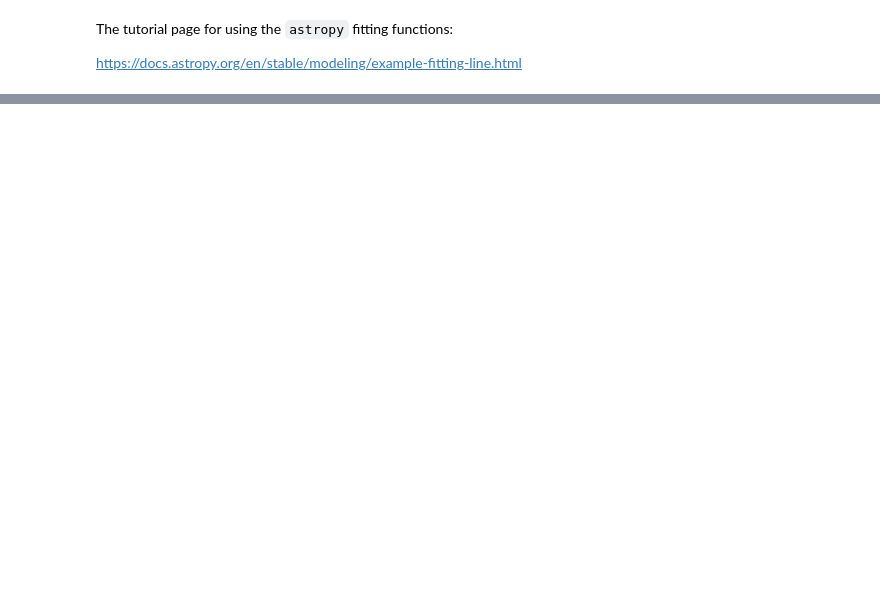
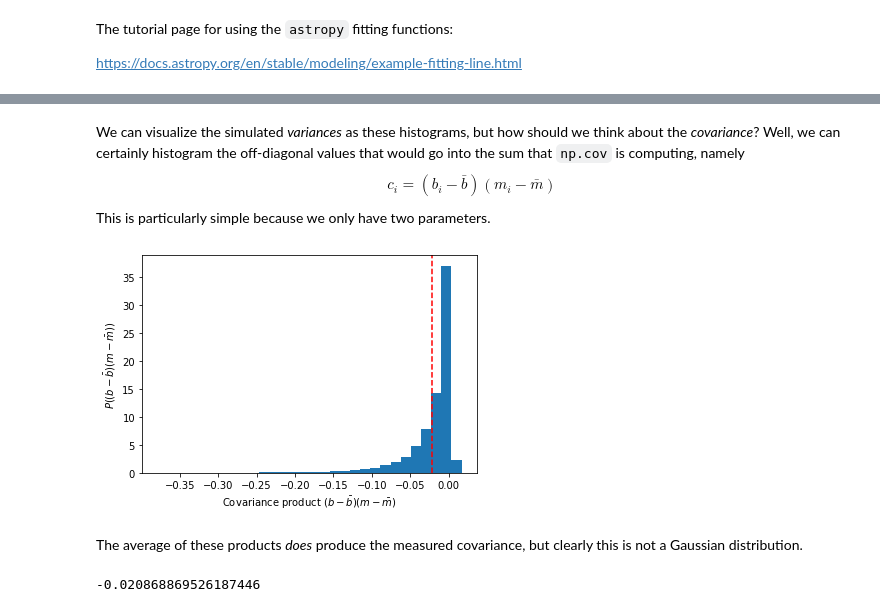
Before and after one commit to jaguirre/ASTR250CourseMaterial, a Jupyter notebook: ModelFittingInPythonWithErrors.ipynb, the cells around one changed output, grey strips where cells are left out. Drawn from its saved outputs; the diff is of its cells as text; code cells hidden in the pictures; blank space fills up the shorter version.

```diff
--- a/ModelFittingInPythonWithErrors.ipynb
+++ b/ModelFittingInPythonWithErrors.ipynb
@@ -197,0 +226,22 @@ Average of Analytic Covariance
+# %% [markdown]
+We can visualize the simulated *variances* as these histograms, but how should we think about the *covariance*?  Well, we can certainly histogram the off-diagonal values that would go into the sum that `np.cov` is computing, namely
+\begin{equation}
+c_i = (b_i - \bar{b})(m_i - \bar{m})
+\end{equation}
+This is particularly simple because we only have two parameters.
+# %%
+partial_cov = (intercepts - intercepts.mean())*(slopes - slopes.mean())
+cov_hist, cov_bins, patches = plt.hist(partial_cov, bins=30, density=True)
+plt.axvline(analytic_covariance[0,1], color='red', linestyle='--')
+#plt.plot(b_bins, stats.norm.pdf(b_bins, loc=0., scale=np.sqrt(np.abs(analytic_covariance[0,1])))
+plt.xlabel(r'Covariance product $(b-\bar{b})(m-\bar{m})$')
+plt.ylabel(r'$P((b-\bar{b})(m-\bar{m}))$')
+plt.show()
+# %% [output]
+[figure, added]
+# %% [markdown]
+The average of these products *does* produce the measured covariance, but clearly this is not a Gaussian distribution.
+# %%
+partial_cov.mean()
+# %% [output]
+-0.020868869526187446
```
Also changed, not shown: parts of 27 cells of this notebook.
